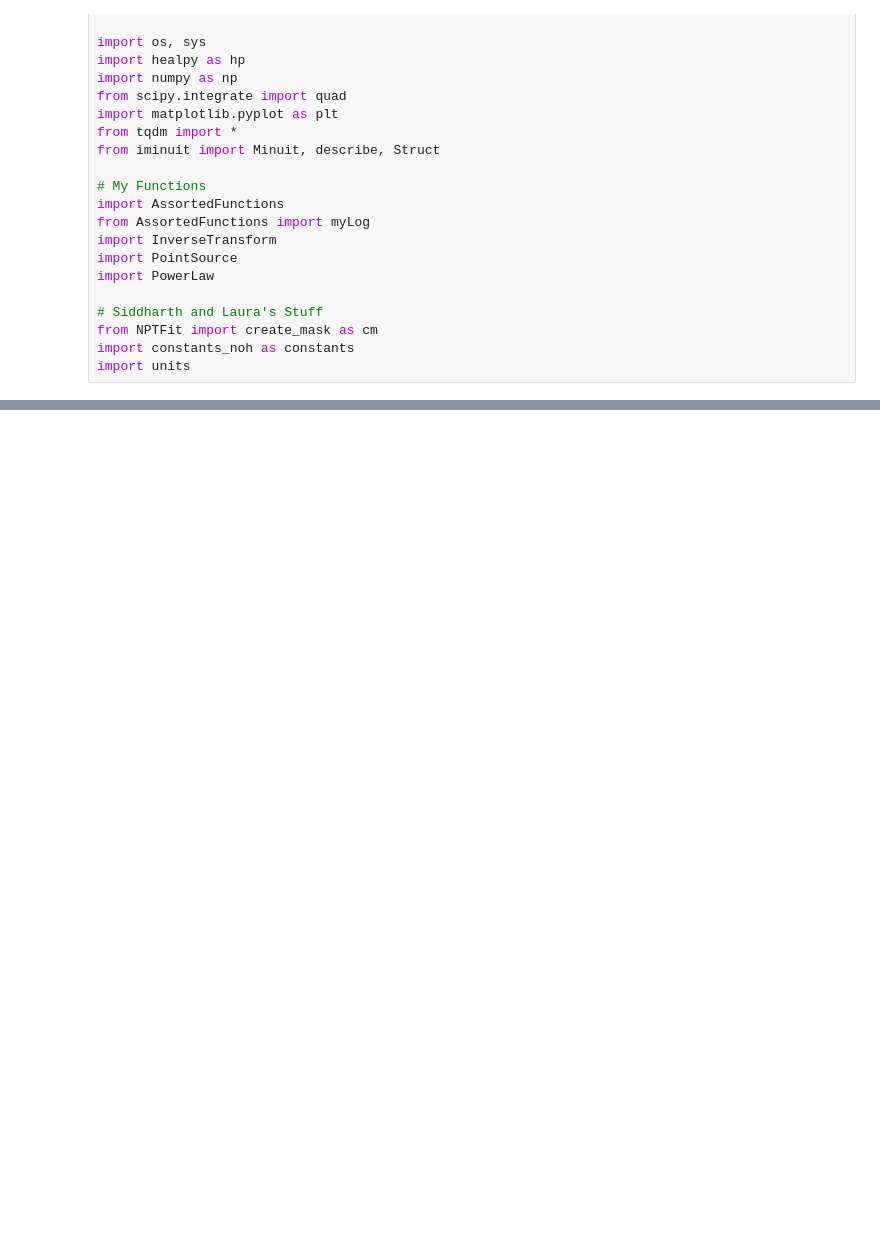
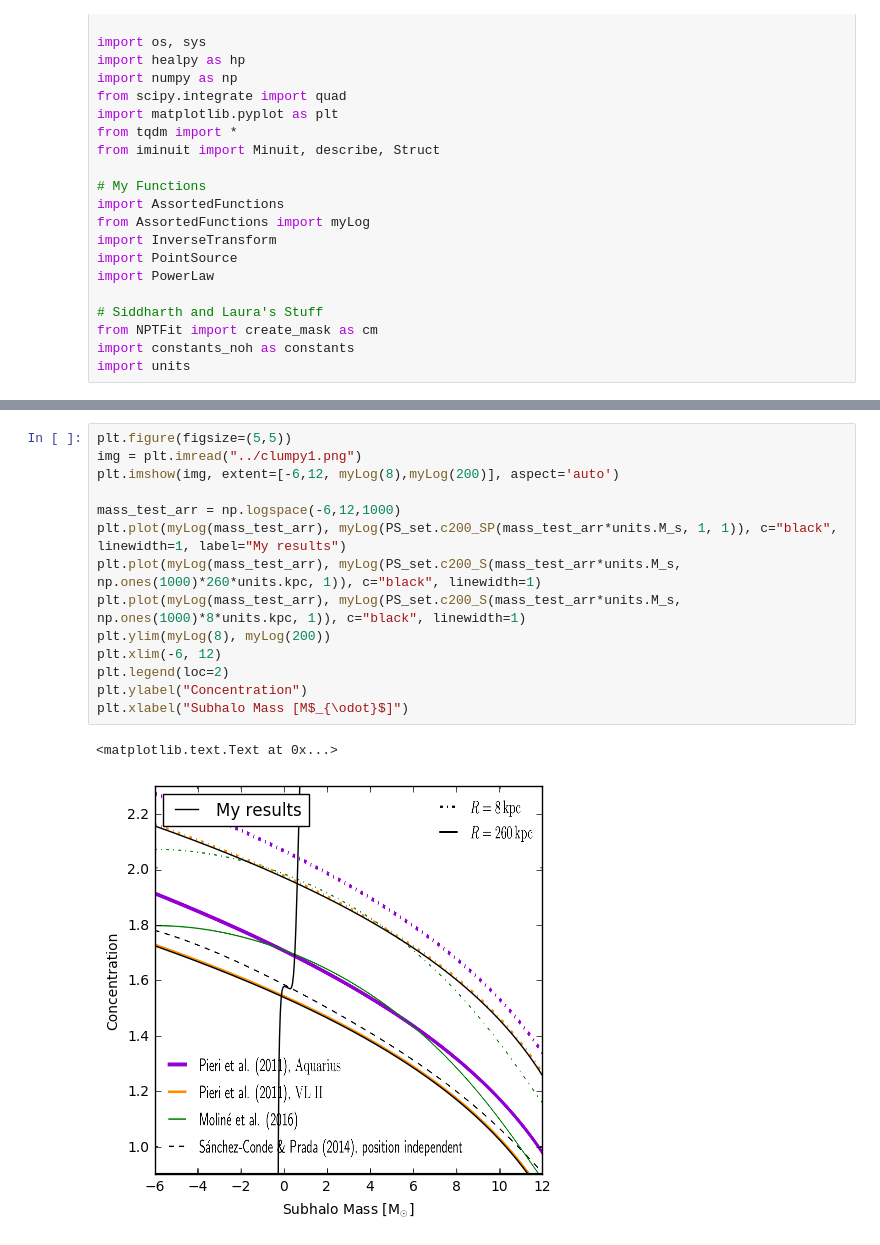
Before and after one commit to jeansom/Subhalos, a Jupyter notebook: Subhalos/SubhalosModular.ipynb, the cells around one changed output, grey strips where cells are left out. Saved outputs shown, nothing was run; the diff lists cells and outputs as text; blank space fills up the shorter version.

```diff
--- a/Subhalos/SubhalosModular.ipynb
+++ b/Subhalos/SubhalosModular.ipynb
@@ -172,0 +212,17 @@ plt.close()
+# %%
+plt.figure(figsize=(5,5))
+img = plt.imread("../clumpy1.png")
+plt.imshow(img, extent=[-6,12, myLog(8),myLog(200)], aspect='auto')
+
+mass_test_arr = np.logspace(-6,12,1000)
+plt.plot(myLog(mass_test_arr), myLog(PS_set.c200_SP(mass_test_arr*units.M_s, 1, 1)), c="black", linewidth=1, label="My results")
+plt.plot(myLog(mass_test_arr), myLog(PS_set.c200_S(mass_test_arr*units.M_s, np.ones(1000)*260*units.kpc, 1)), c="black", linewidth=1)
+plt.plot(myLog(mass_test_arr), myLog(PS_set.c200_S(mass_test_arr*units.M_s, np.ones(1000)*8*units.kpc, 1)), c="black", linewidth=1)
+plt.ylim(myLog(8), myLog(200))
+plt.xlim(-6, 12)
+plt.legend(loc=2)
+plt.ylabel("Concentration")
+plt.xlabel("Subhalo Mass [M$_{\odot}$]")
+# %% [output]
+<matplotlib.text.Text at 0x...>
+[figure, added]
```
Also changed, not shown: parts of 22 cells of this notebook, 45 other files.
